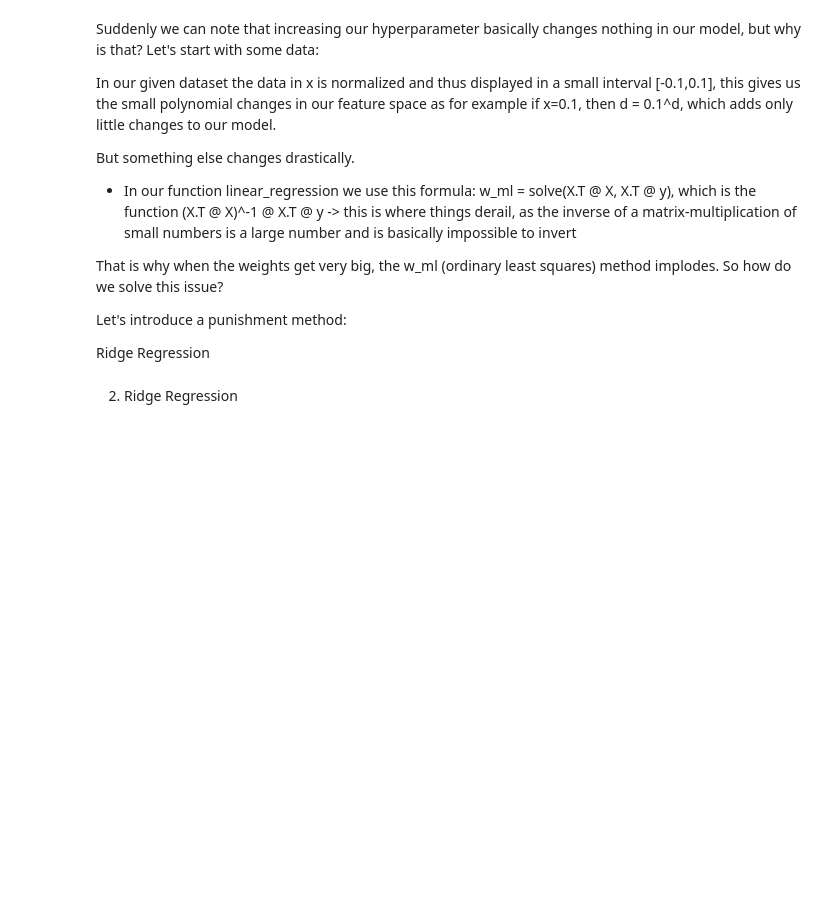
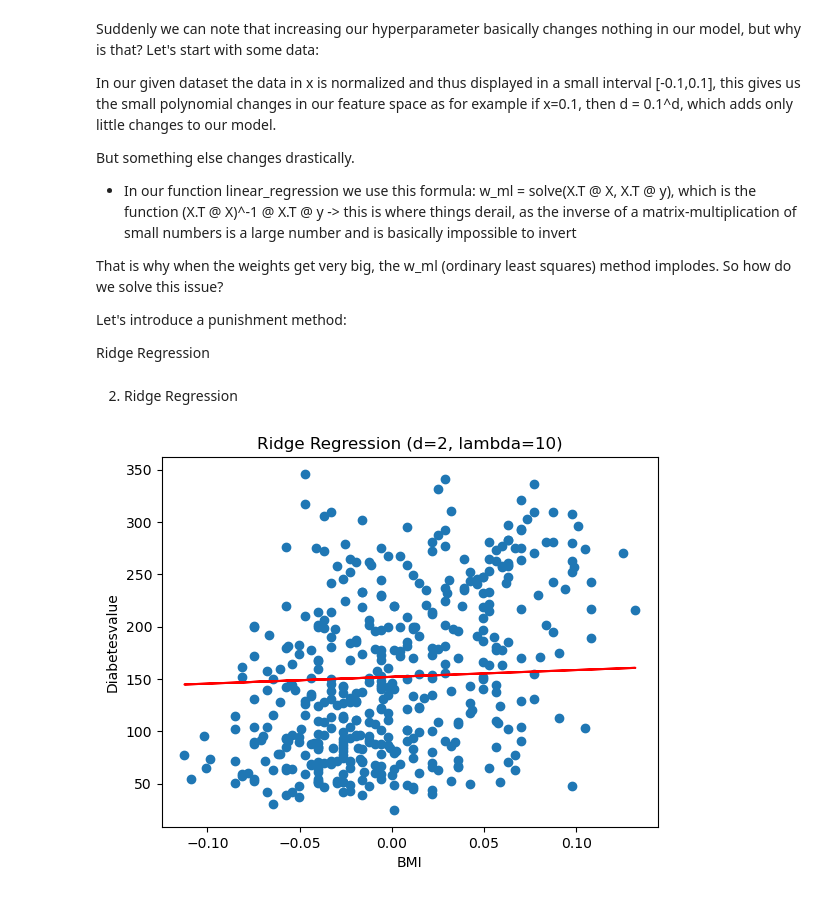
Before and after one commit to mszeyrek1/mlprojects, a Jupyter notebook: bmi-diabetes-regression.ipynb, the cells around one changed output. Drawn from its saved outputs; the diff is of its cells as text; code cells hidden in the pictures; blank space fills up the shorter version.

Commit message:
Added Ridge Regression, conclusion work-in-progress

```diff
--- a/bmi-diabetes-regression.ipynb
+++ b/bmi-diabetes-regression.ipynb
@@ -68,3 +68,13 @@ Let's introduce a punishment method:
 Ridge Regression
 # %% [markdown]
 2. Ridge Regression
+# %%
+def ridge_regression(X, y, lambda_):
+    n_features = X.shape[1]
+    I = np.eye(n_features)
+    I[0, 0] = 0
+    w = np.linalg.solve(X.T @ X + lambda_ * I, X.T @ y)
+    return w
+plot_regression(X, y, ridge_regression(phi(X, 2), y, 10) @ phi(X, 2).T, 'Ridge Regression (d=2, lambda=10)')
+# %% [output]
+[figure, added]
```
